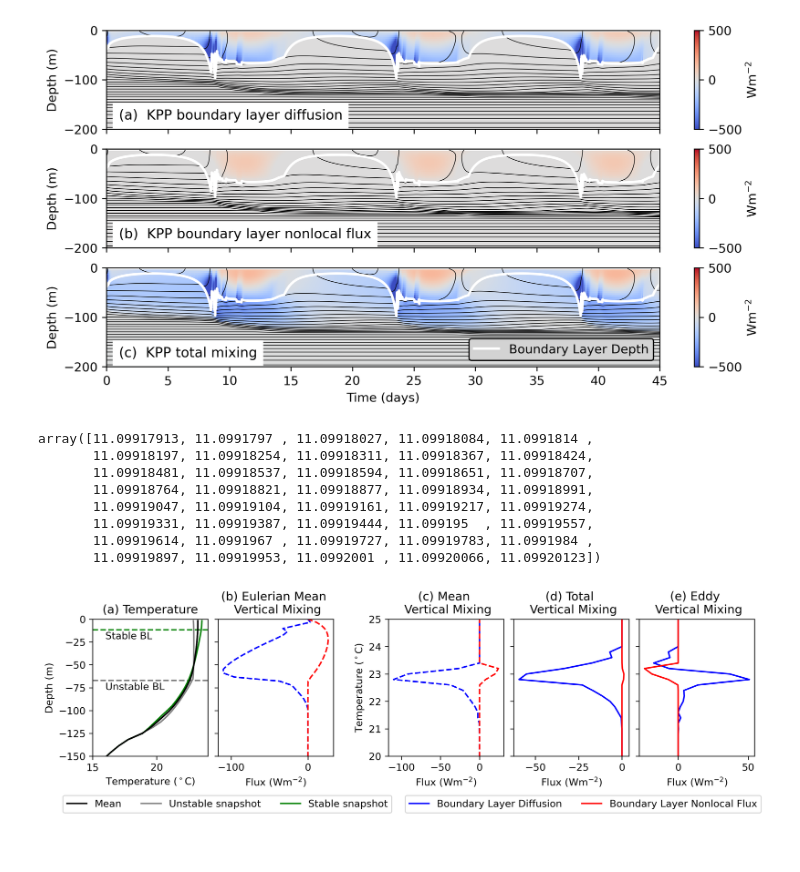
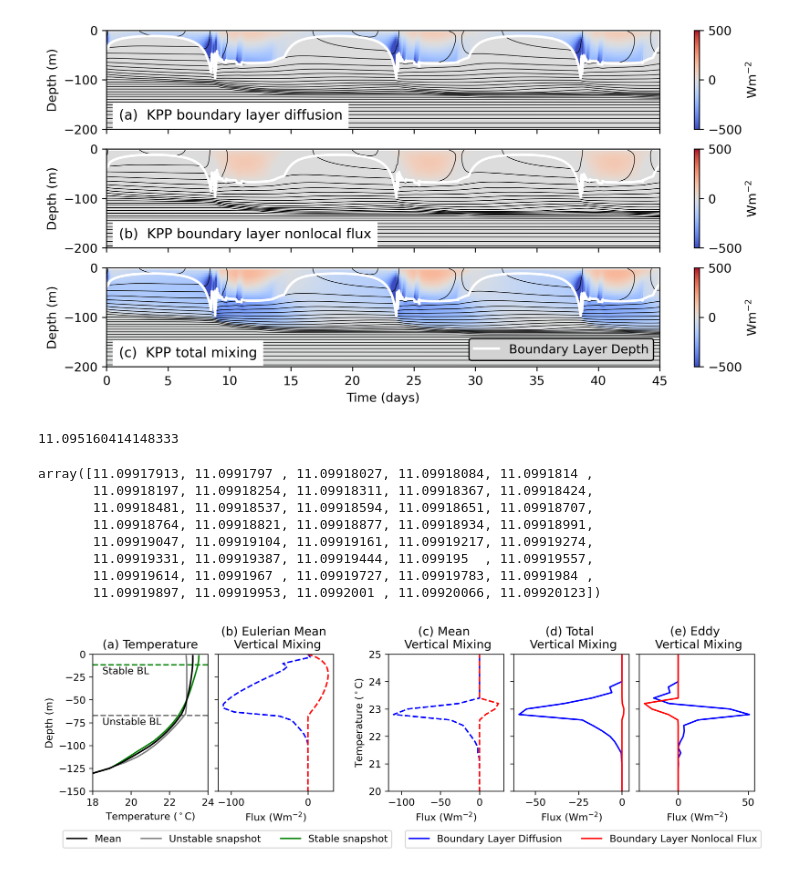
Before and after one commit to claireyung/Diff_1D, a Jupyter notebook: 1D_Model_Python_Plots.ipynb, the cells around one changed output. Saved outputs shown, nothing was run; the diff lists cells and outputs as text; code cells hidden in the pictures.

Commit message:
Update x axis of line plot

```diff
--- a/1D_Model_Python_Plots.ipynb
+++ b/1D_Model_Python_Plots.ipynb
@@ -5,7 +5,7 @@ from scipy.io import loadmat
 # %%
 plt.rcParams['figure.dpi'] = 300
 # %%
-output = loadmat('Diff1D-Claire_2022/data/run_for_python.mat')
+output = loadmat('./data/run_for_python.mat')
 # %% [output]
 Consider mio5.varmats_from_mat to split file into single variable files
   matfile_dict = MR.get_variables(variable_names)
@@ -64,6 +64,8 @@ plt.savefig('1D_colorplot.png',dpi = 300)
 [figure]
 # %%
 np.mean(output['T'][0,np.argmax(output['Forcing'])-20:np.argmax(output['Forcing'])+20])
+# %% [output]
+11.095160414148333
 # %%
 output['T'][0,np.argmin(output['Forcing'])-20:np.argmin(output['Forcing'])+20]
 # %% [output]
@@ -88,10 +90,10 @@ fig, axes = plt.subplots(figsize = (12,3.5), nrows = 1, ncols = 6,gridspec_kw={'
 axes[0].plot(output['Tmean'],output['z_rho'],label = 'Mean',color = 'k')
 axes[0].plot(np.mean(output['T'][:,idx_unstable],1),output['z_rho'],label = 'Unstable snapshot',color = 'grey')
 axes[0].plot(np.mean(output['T'][:,idx_stable],1),output['z_rho'],label = 'Stable snapshot',color = 'green')
-axes[0].hlines(np.mean(output['Hsbl'][0,idx_unstable]),15,24,color = 'grey',linestyle = '--')
-axes[0].text(16,np.mean(output['Hsbl'][0,idx_unstable])-10,'Unstable BL')
-axes[0].hlines(np.mean(output['Hsbl'][0,idx_stable]),15,24,color = 'green',linestyle = '--')
-axes[0].text(16,np.mean(output['Hsbl'][0,idx_stable])-10,'Stable BL')
+axes[0].hlines(np.mean(output['Hsbl'][0,idx_unstable]),18,24,color = 'grey',linestyle = '--')
+axes[0].text(18.5,np.mean(output['Hsbl'][0,idx_unstable])-10,'Unstable BL')
+axes[0].hlines(np.mean(output['Hsbl'][0,idx_stable]),18,24,color = 'green',linestyle = '--')
+axes[0].text(18.5,np.mean(output['Hsbl'][0,idx_stable])-10,'Stable BL')
 
 axes[0].plot(output['Tmean'],output['z_rho'],color = 'k')
 axes[0].legend(bbox_to_anchor = (-0.3,-0.25),loc = 'upper left',ncol=3)
@@ -99,7 +101,7 @@ axes[0].set_ylabel('Depth (m)')
 axes[0].set_xlabel('Temperature ($^\circ$C)')
 axes[0].set_title('(a) Temperature')
 axes[0].set_ylim(-150,0)
-axes[0].set_xlim(15,24)
+axes[0].set_xlim(18,24)
 
 
 axes[1].plot(np.mean(output['Jbl'],1),output['z_w'],color = 'b', label = 'BL Diffusion', linestyle = '--')
@@ -114,31 +116,31 @@ axes[1].set_ylim(-150,0)
 axes[2].axis('off')
 
 axes[3].plot(output['JTblmean'],output['Tie'][0],color = 'b', label = 'BL Diffusion Mean', linestyle = '--')
 axes[3].plot(output['JnlTmean'],output['Tie'][0],color = 'r', label = 'BL Nonlocal Flux Mean', linestyle = '--')
 #axes[3].plot(output['JTintmean'],output['Tie'][0],color = 'k', label = 'Interior Diffusion Mean', linestyle = '--')
 axes[3].set_xlabel('Flux (Wm$^{-2}$)')
 axes[3].set_ylabel('Temperature ($^\circ$C)')
 axes[3].set_title('(c) Mean \n Vertical Mixing')
 axes[3].set_ylim(20,25)
 
 axes[4].plot(np.mean(output['JblT'],1),output['Tie'][0],color = 'b', label = 'BL Diffusion Total', linestyle = '-')
 axes[4].plot(np.mean(output['JnlT'],1),output['Tie'][0],color = 'r', label = 'BL Nonlocal Flux Total', linestyle = '-')
 #axes[4].plot(np.mean(output['JintT'],1),output['Tie'][0],color = 'k', label = 'Interior Diffusion Total', linestyle = '-')
 axes[4].get_yaxis().set_ticklabels([])
 axes[4].set_xlabel('Flux (Wm$^{-2}$)')
 axes[4].set_title('(d) Total \n Vertical Mixing')
 axes[4].set_ylim(20,25)
 
 axes[5].plot(output['JTbleddy'],output['Tie'][0],color = 'b', label = 'Boundary Layer Diffusion')
 axes[5].plot(output['JTnleddy'],output['Tie'][0],color = 'r', label = 'Boundary Layer Nonlocal Flux')
 #axes[5].plot(output['JTinteddy'],output['Tie'][0],color = 'k', label = 'Interior Diffusion')
 axes[5].get_yaxis().set_ticklabels([])
 axes[5].legend(bbox_to_anchor = (1.1,-0.25),loc = 'upper right',ncol=3)
 axes[5].set_xlabel('Flux (Wm$^{-2}$)')
 axes[5].set_title('(e) Eddy \n Vertical Mixing')
 axes[5].set_ylim(20,25)
 
 plt.subplots_adjust(wspace = 0.1,top = 0.85,bottom = 0.3)
 plt.savefig('1D_lineplot.png',dpi = 300)
 # %% [output]
-[figure, old version]
+[figure, new version]
```
